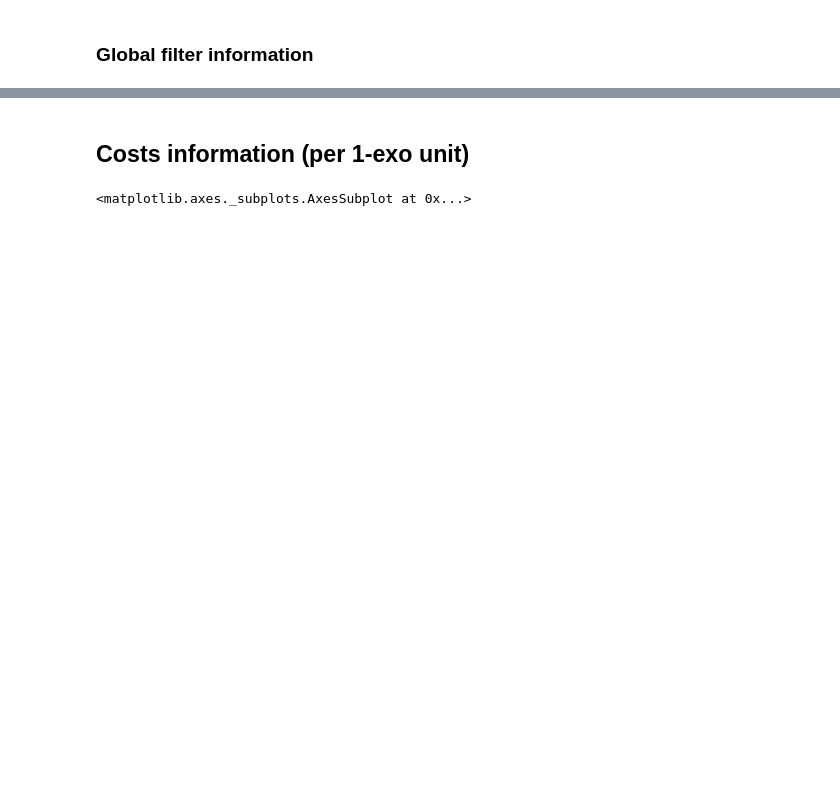
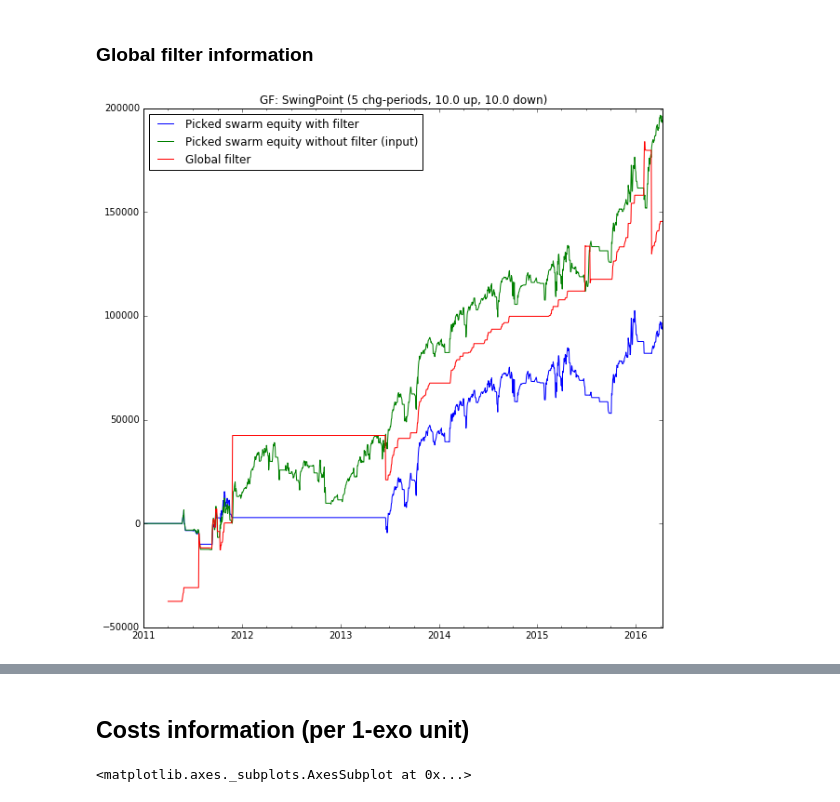
Before and after one commit to trendmanagement/tmqrexo_alexveden, a Jupyter notebook: notebooks/Strategy_SwingPoint_StrategyModule.ipynb, the cells around one changed output, grey strips where cells are left out. Saved outputs shown, nothing was run; the diff lists cells and outputs as text; code cells hidden in the pictures; blank space fills up the shorter version.

```diff
--- a/notebooks/Strategy_SwingPoint_StrategyModule.ipynb
+++ b/notebooks/Strategy_SwingPoint_StrategyModule.ipynb
@@ -104 +107,10 @@ smgr.swarm_avg.plot(label='Average swarm equity');
+# %%
+title(smgr.strategy.global_filter_data['name'])
+smgr.swarm_picked.sum(axis=1).plot(label='Picked swarm equity with filter')
+smgr.strategy.global_filter_data['input_equity'].plot(label='Picked swarm equity without filter (input)')
+smgr.strategy.global_filter_data['values'].plot(label='Global filter')
+
+legend(loc=2);
+# %% [output]
+[figure, added]
 # %%
```
Also changed, not shown: parts of 18 cells of this notebook.
